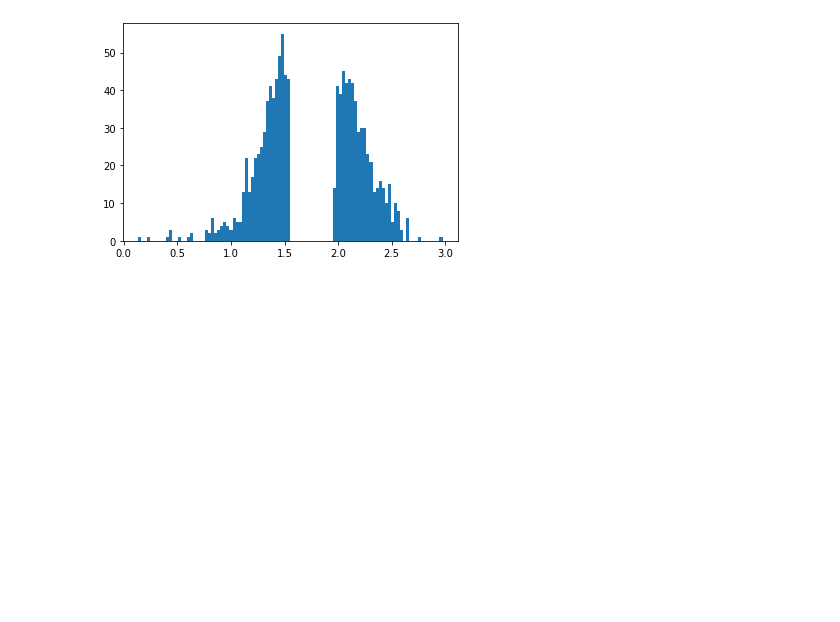
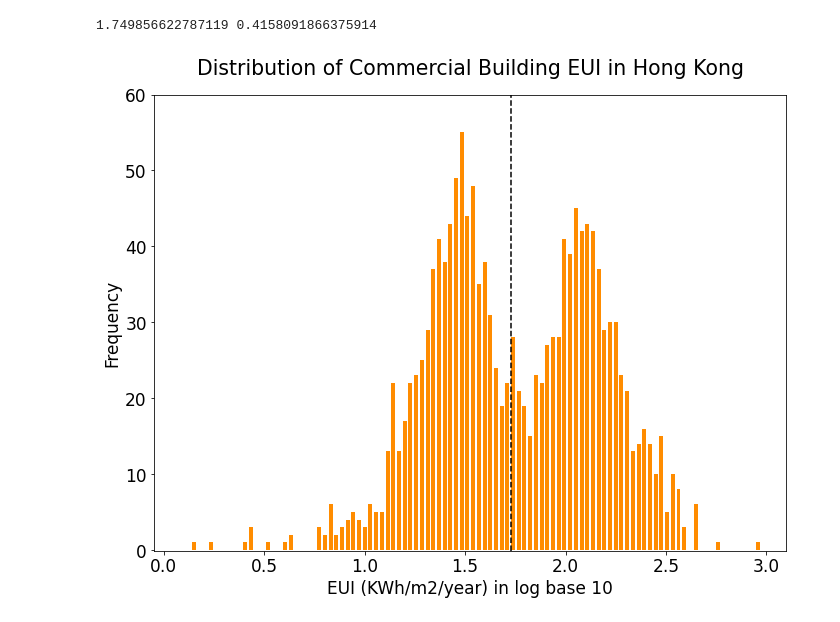
Before and after one commit to tangjustinhaysechiwingg/CommBuilding_ML, a Jupyter notebook: CommBuilding_MLClassification.ipynb, the cells around one changed output. Saved outputs shown, nothing was run; the diff lists cells and outputs as text; code cells hidden in the pictures; blank space fills up the shorter version.

```diff
--- a/CommBuilding_MLClassification.ipynb
+++ b/CommBuilding_MLClassification.ipynb
@@ -9,7 +9,7 @@ import matplotlib.pyplot as plt
 # %%
 # Import the directory of csv file
 data = pd.read_csv(
-    r"C:\Users\jhcwgtang\Downloads\07.hk_eui_features_adding_bld_facility_complete_0601_v4.csv",
+    r"C:\Users\jhcwgtang\Downloads\07.hk_eui_features_adding_bld_facility_complete_0601_v20.csv",
     index_col=0, encoding='utf-8')
 # %%
 data = data[(data.highrise > 0) | (data.podium > 0)]
@@ -92,5 +100,6 @@ log_eui_median = log_eui.median()  # Compute the Median of Building EUI
 # %%
 # If a building is below the median,it means it is low EUI. Otherwise, it is considered as high EUI
-data['bld_eui2_label'] = np.where(np.log10(data['bld_eui2']) < log_eui_median, "low", "high")
+#data['bld_eui2_label'] = np.where(np.log10(data['bld_eui2']) < log_eui_median, "low", "high")
+data['bld_eui2_label'] = np.where(np.log10(data['bld_eui2']) < 1.7269715836828767, "low", "high")
 # %%
 y = data['bld_eui2_label'].reset_index(drop=True)
@@ -108,6 +112,42 @@ data_try = np.log10(data['bld_eui2'])
 # %%
+import numpy as np
+import matplotlib.mlab as mlab
+import matplotlib.pyplot as plt
+from numpy.random import normal
+from numpy import hstack
+from numpy import asarray
+from numpy import exp
+from sklearn.neighbors import KernelDensity
+from scipy.stats import norm
+import pandas
+import statsmodels.api as sm
+from statsmodels.distributions.mixture_rvs import mixture_rvs
+
 y1 = data['bld_eui2']
-plt.hist(np.log10(y1), bins = 100)
+mu = np.mean(np.log10(y1))
+print(np.mean(np.log10(y1)),np.std(np.log10(y1)))
+sigma =np.std(np.log10(y1))
+mu,sigma
+
+fig, ax = plt.subplots(figsize=(10,8))
+#ax = fig.add_subplot(111)
+
+plt.rcParams['font.family'] = 'sans-serif'
+plt.rcParams['font.size'] = 17
+plt.ylabel('Frequency')
+plt.xlabel("EUI (KWh/m2/year) in log base 10",fontsize = 17)
+plt.title("Distribution of Commercial Building EUI in Hong Kong",pad = 20)
+
+#plt.axvline(x =1.48, color='black', linestyle='--')
+#plt.axvline(x =2.07, color='black', linestyle='--')
+plt.axvline(x = 1.7269715836828767, color='black', linestyle='--')
+plt.hist(np.log10(y1), bins = 100, color = 'darkorange', rwidth=0.7)
+plt.subplots_adjust(left=0.25)
+ax.set_xlim([-0.05, 3.1])  # The range of X axis
+ax.set_ylim([-0.1,60])  # The range of Y axis
+
+plt.tight_layout()
 plt.show()
 # %% [output]
+1.749856622787119 0.4158091866375914
-[figure, old version]
+[figure, new version]
```
Also changed, not shown: parts of 99 cells of this notebook.
